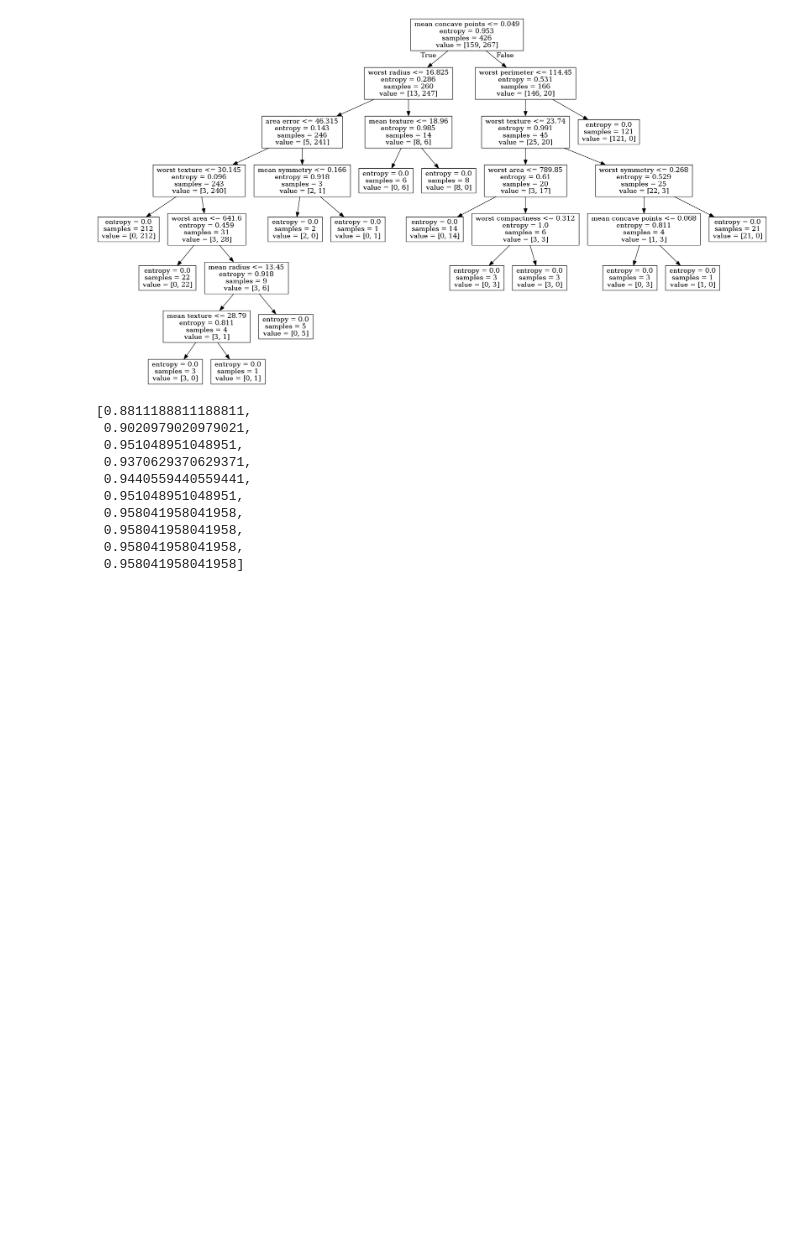
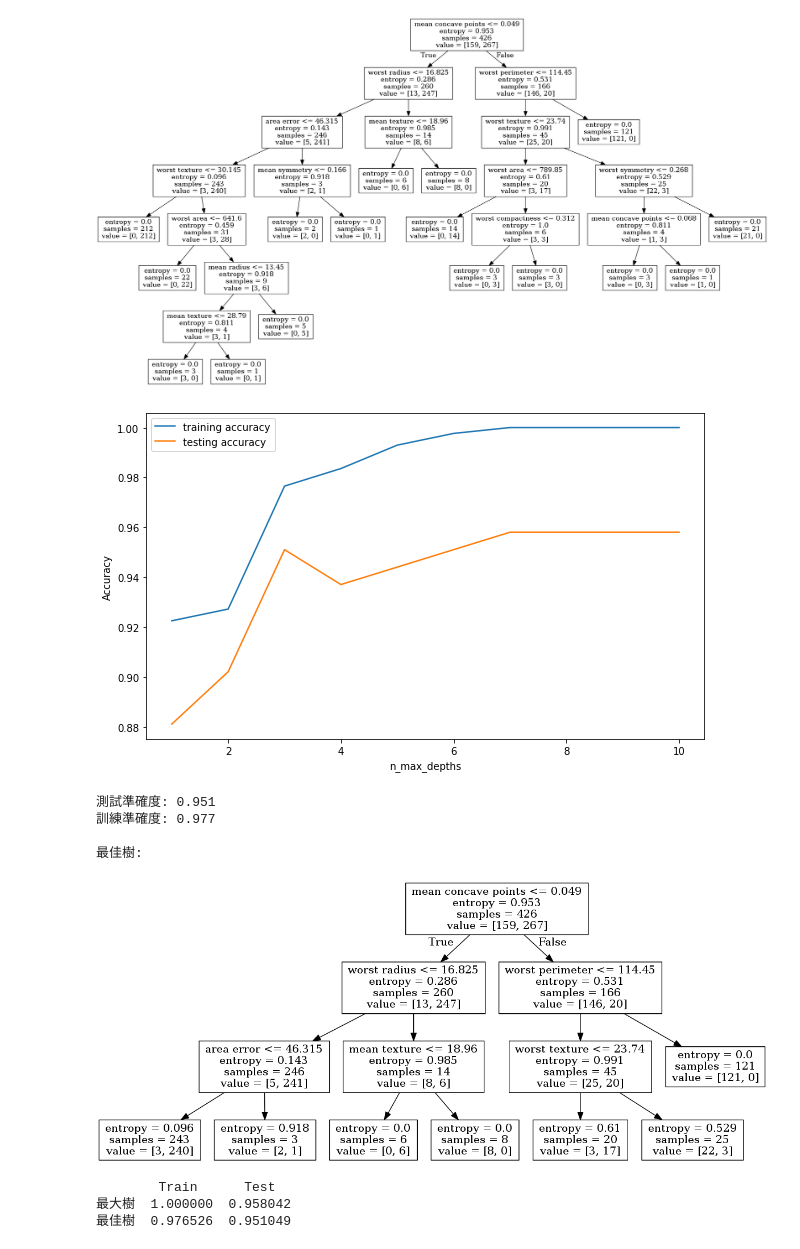
Before and after one commit to tyc105u/Data-Mining-Session, a Jupyter notebook: homework.ipynb, the cells around one changed output. Drawn from its saved outputs; the diff is of its cells as text; code cells hidden in the pictures; blank space fills up the shorter version.

```diff
--- a/homework.ipynb
+++ b/homework.ipynb
@@ -12,6 +12,7 @@ from sklearn import preprocessing
 from sklearn import metrics
 from io import StringIO #data r/w in memory
 from sklearn.tree import export_graphviz
+import matplotlib.pyplot as plt
 
 breast_cancer_dataset = datasets.load_breast_cancer()
 
@@ -24,7 +25,7 @@ X_train, X_test, y_train, y_test = train_test_split(X, Y, train_size = 0.75, tes
 print("X_train 的 (行數, 欄數): {}".format(X_train.shape))
 print("y_train 的 (行數, 欄數): {}".format(y_train.shape))
 print("X_test 的 (行數, 欄數): {}".format(X_test.shape))
-print("y_test 的 (行數, 欄數): {}".format(y_test.shape))
+print("y_test 的 (行數, 欄數): {}\n".format(y_test.shape))
 
 #建立iris_dataframe，使用dataframe資料型態可以以表格的方式紀錄每一筆樣本的特徵資料
 #breast_cancer_dataframe = pd.DataFrame(X_train, columns = breast_cancer_dataset.feature_names)
@@ -38,20 +39,23 @@ print("y_test 的 (行數, 欄數): {}".format(y_test.shape))
 #==============================================================================
 #建立決策樹(最大樹)模型
 #==============================================================================
-dt_max = tree.DecisionTreeClassifier(criterion = "entropy", random_state = 0)
-dt_max.fit(X_train, y_train)
+dt_max = tree.DecisionTreeClassifier(criterion = 'entropy', random_state = 0)
+#print(dt_max)
+dt_max = dt_max.fit(X_train, y_train)
+#print(dt_max)
 
 # 預測結果: predict_result; 真實結果: y_test
 predict_result = dt_max.predict(X_test)
 acc = metrics.accuracy_score(y_test, predict_result)
 dt_max_testing_acc = acc
-print("Accuaracy on testing set: {:.3f}".format(dt_max_testing_acc))
+print("測試準確度: {:.3f}".format(dt_max_testing_acc))
 
 predict_result = dt_max.predict(X_train)
 acc = metrics.accuracy_score(y_train, predict_result)
 dt_max_training_acc = acc
-print("Accuaracy on training set: {:.3f}".format(dt_max_training_acc))
+print("訓練準確度: {:.3f}".format(dt_max_training_acc))
 
+print("\n最大樹：")
 dot_data = StringIO()
 export_graphviz(dt_max, out_file = dot_data, feature_names = breast_cancer_dataset.feature_names)
 graph = pdp.graph_from_dot_data(dot_data.getvalue())
@@ -74,7 +78,52 @@ for i in range(1, 11): #執行迴圈
     acc = metrics.accuracy_score(y_test, predict_result)
     testing_accuracy.append(acc)
 
+#training_accuracy
 #testing_accuracy
+
+max_depth_setting = list(range(1, 11))
+
+#以下是繪出上面計算的訓練/測試集準確度折線圖
+plt.figure(2,figsize=(10,6))#建立figure
+plt.plot(max_depth_setting, training_accuracy, label="training accuracy")#加入訓練集準確度折線圖
+plt.plot(max_depth_setting, testing_accuracy, label="testing accuracy")#加入測試集準確度折線圖
+plt.ylabel("Accuracy")#加入y軸的lable
+plt.xlabel("n_max_depths")#加入x軸的lable
+plt.legend()#加入圖例
+plt.show()#顯示折線圖
+
+#==============================================================================
+#建立決策樹(最佳樹)模型
+#==============================================================================
+dt_best = tree.DecisionTreeClassifier(criterion = 'entropy', max_depth = 3, random_state = 0)
+dt_best = dt_best.fit(X_train, y_train)
+
+# 預測結果: predict_result; 真實結果: y_test
+predict_result = dt_best.predict(X_test)
+acc = metrics.accuracy_score(y_test, predict_result)
+dt_best_testing_acc = acc
+print("測試準確度: {:.3f}".format(dt_best_testing_acc))
+
+predict_result = dt_best.predict(X_train)
+acc = metrics.accuracy_score(y_train, predict_result)
+dt_best_training_acc = acc
+print("訓練準確度: {:.3f}".format(dt_best_training_acc))
+
+print("\n最佳樹:")
+#以下是繪出最大樹的樹狀圖
+dot_data = StringIO()
+export_graphviz(dt_best, out_file = dot_data, feature_names = breast_cancer_dataset.feature_names)
+graph = pdp.graph_from_dot_data(dot_data.getvalue())
+display(Image(graph.create_png()))
+
+#==============================================================================
+#比較最大樹與最佳樹的模型
+#==============================================================================
+TrainList = [dt_max_training_acc, dt_best_training_acc]
+TestList =  [dt_max_testing_acc, dt_best_testing_acc]
+model_comparison = {'Train': TrainList, 'Test': TestList}
+result = pd.DataFrame(model_comparison, index=['最大樹', '最佳樹'])
+print(result)
 # %% [output]
 X_train 的 (行數, 欄數): (426, 30)
 y_train 的 (行數, 欄數): (426,)
@@ -85,11 +137,10 @@ Accuaracy on training set: 1.000
 [figure]
+[figure, added]
-[0.8811188811188811,
- 0.9020979020979021,
- 0.951048951048951,
- 0.9370629370629371,
- 0.9440559440559441,
- 0.951048951048951,
- 0.958041958041958,
- 0.958041958041958,
- 0.958041958041958,
- 0.958041958041958]
+測試準確度: 0.951
+訓練準確度: 0.977
+
+最佳樹:
+[figure, added]
+        Train      Test
+最大樹  1.000000  0.958042
+最佳樹  0.976526  0.951049
```
Also changed, not shown: parts of 1 cell of this notebook, 1 other file.
